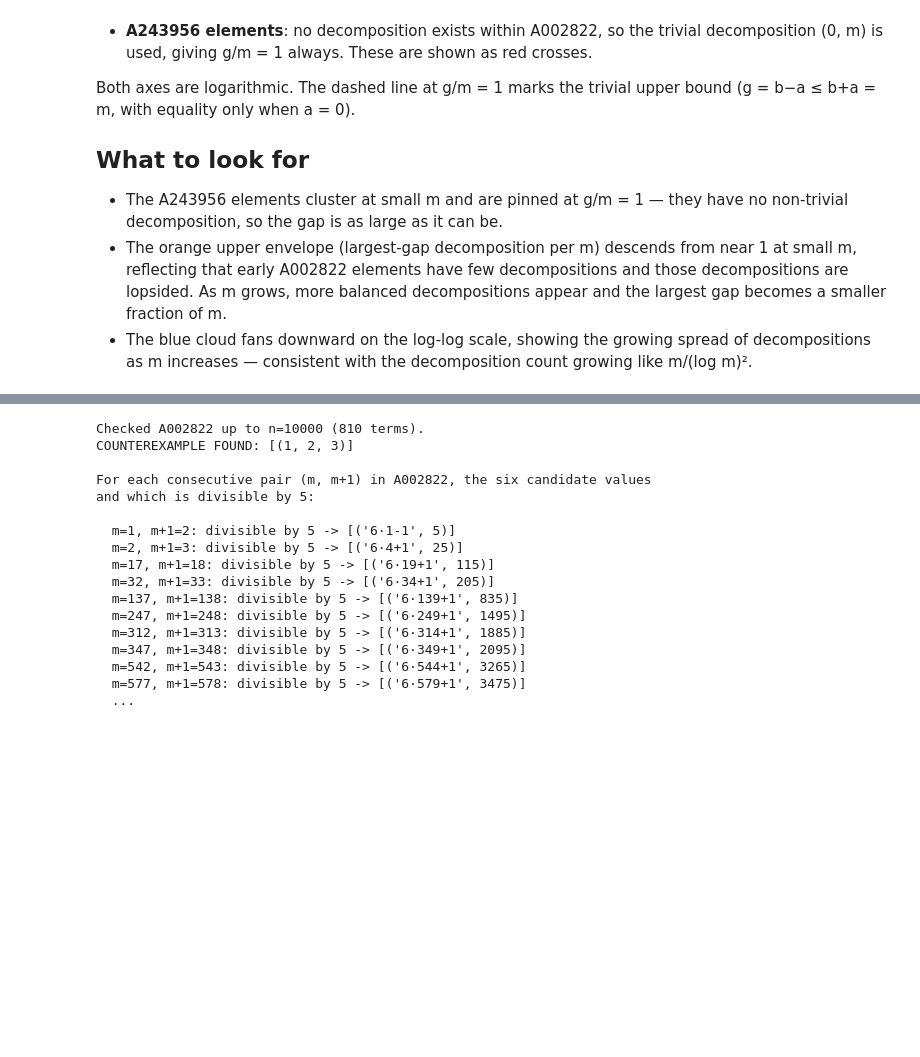
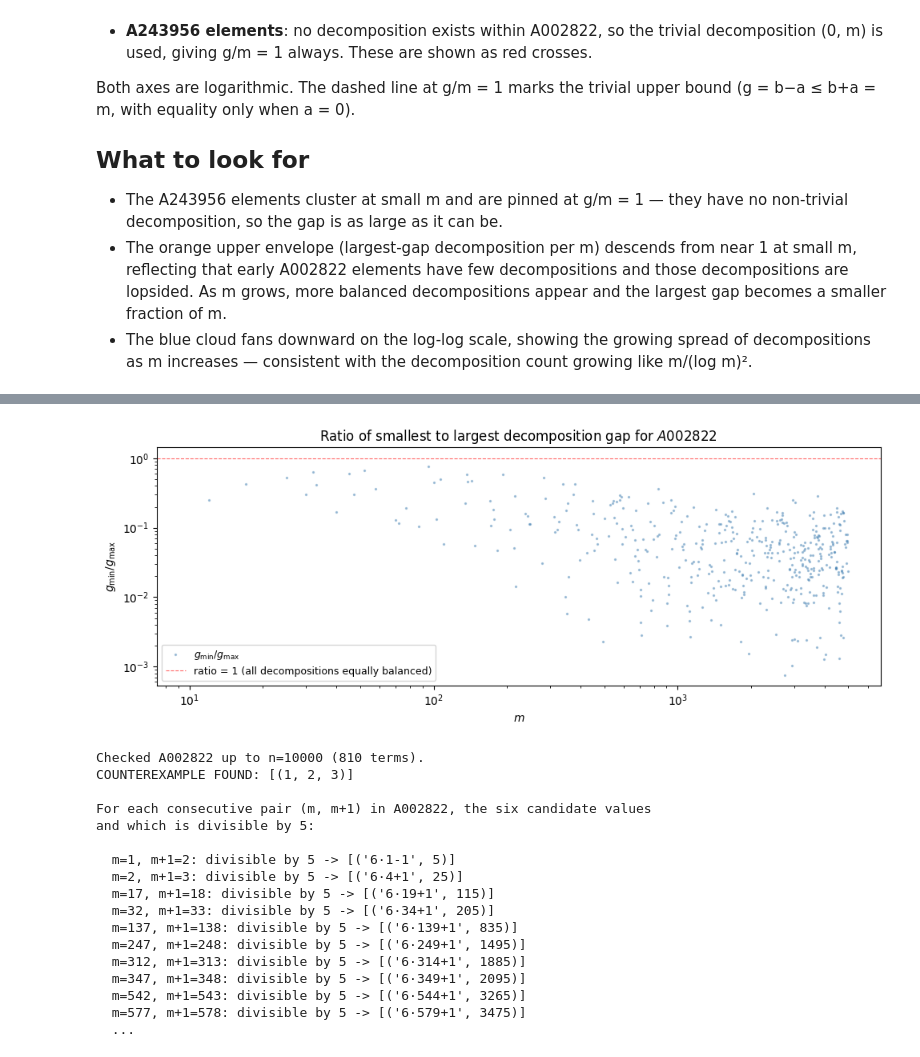
Before and after one commit to wildducktheories/twin-primes, a Jupyter notebook: notebook/twin-primes.ipynb, the cells around one changed output, grey strips where cells are left out. Saved outputs shown, nothing was run; the diff lists cells and outputs as text; code cells hidden in the pictures; blank space fills up the shorter version.

```diff
--- a/notebook/twin-primes.ipynb
+++ b/notebook/twin-primes.ipynb
@@ -414,3 +430,45 @@ Both axes are logarithmic. The dashed line at g/m = 1 marks the trivial upper bo
+# %%
+def plot_gap_spread_ratio(n=5000):
+    """
+    For each m in A002822 with at least two decompositions a+b=m,
+    plot g_min/g_max (ratio of smallest to largest decomposition gap).
+    A ratio approaching 1 would indicate all decompositions are equally
+    balanced — the dangerous case. Trending downward confirms the envelopes
+    continue to diverge as m grows.
+    """
+    sieve = prime_sieve(6 * n + 1)
+    a002822 = sorted(m for m in range(1, n + 1) if sieve[6*m-1] and sieve[6*m+1])
+    pairs = middle_number_pairs(n)
+
+    xs, ys = [], []
+    for m in a002822:
+        decomps = pairs.get(m, [])
+        if len(decomps) < 2:
+            continue
+        gaps = [b - a for (a, b) in decomps]
+        max_gap = max(gaps)
+        min_gap = min(gaps)
+        if max_gap > 0:
+            xs.append(m)
+            ys.append(min_gap / max_gap)
+
+    fig, ax = plt.subplots(figsize=(10, 4))
+    ax.scatter(xs, ys, s=2, alpha=0.4, color='steelblue',
+               label=r'$g_{\min} / g_{\max}$ (ratio of smallest to largest decomposition gap)')
+    ax.axhline(y=1.0, color='red', linestyle='--', linewidth=0.8, alpha=0.6,
+               label='ratio = 1 (all decompositions equally balanced)')
+    ax.set_xscale('log')
+    ax.set_yscale('log')
+    ax.set_xlabel('$m$')
+    ax.set_ylabel(r'$g_{\min} / g_{\max}$ (ratio of smallest to largest decomposition gap)')
+    ax.set_title(r'Ratio of Smallest to Largest Decomposition Gap for $A002822$')
+    ax.legend(fontsize=9)
+    plt.tight_layout()
+    plt.show()
+
+plot_gap_spread_ratio(n=5000)
+# %% [output]
+[figure, added]
 # %%
 verify_no_three_consecutive()
 # %% [output]
```
Also changed, not shown: parts of 3 cells of this notebook, 3 other files.
